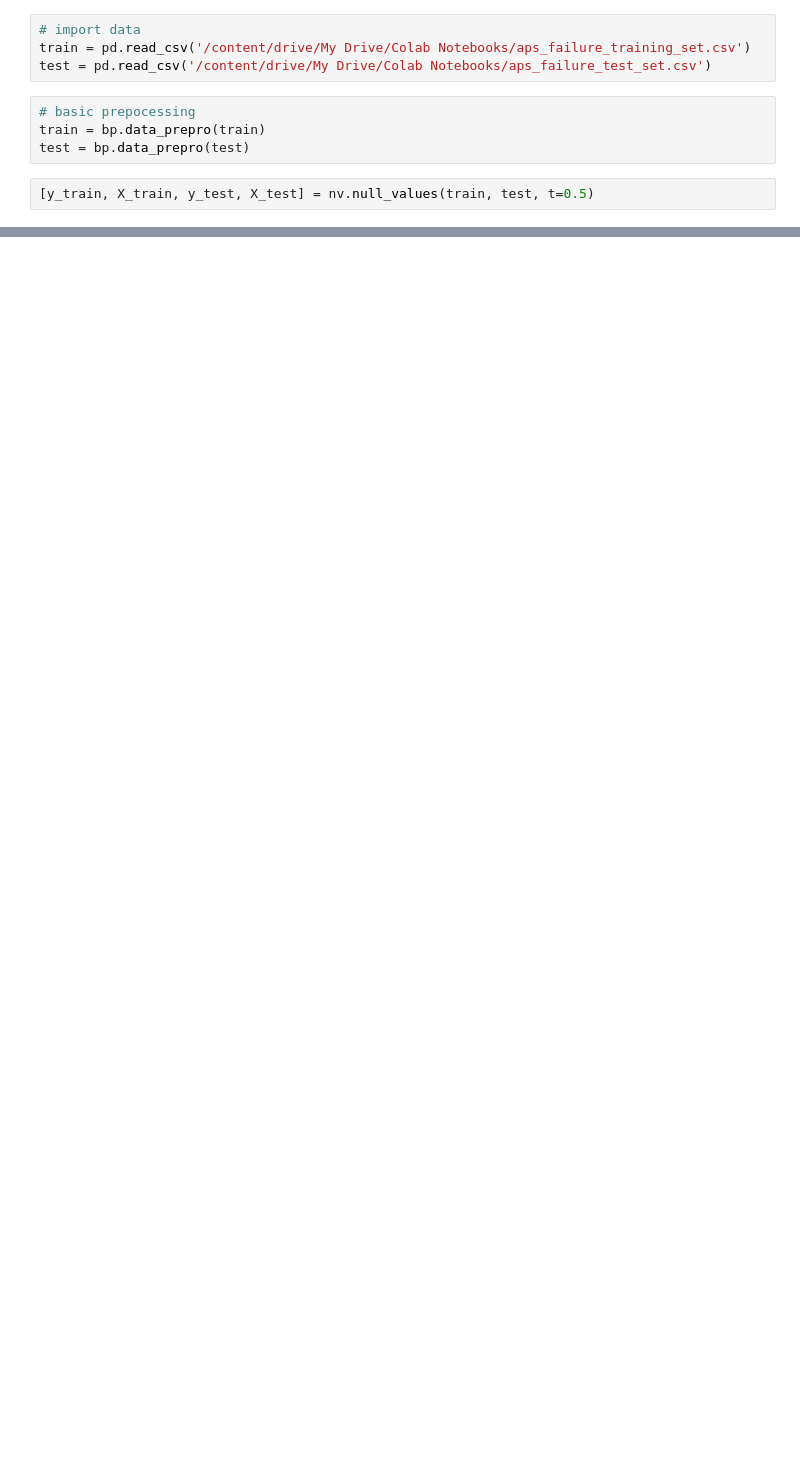
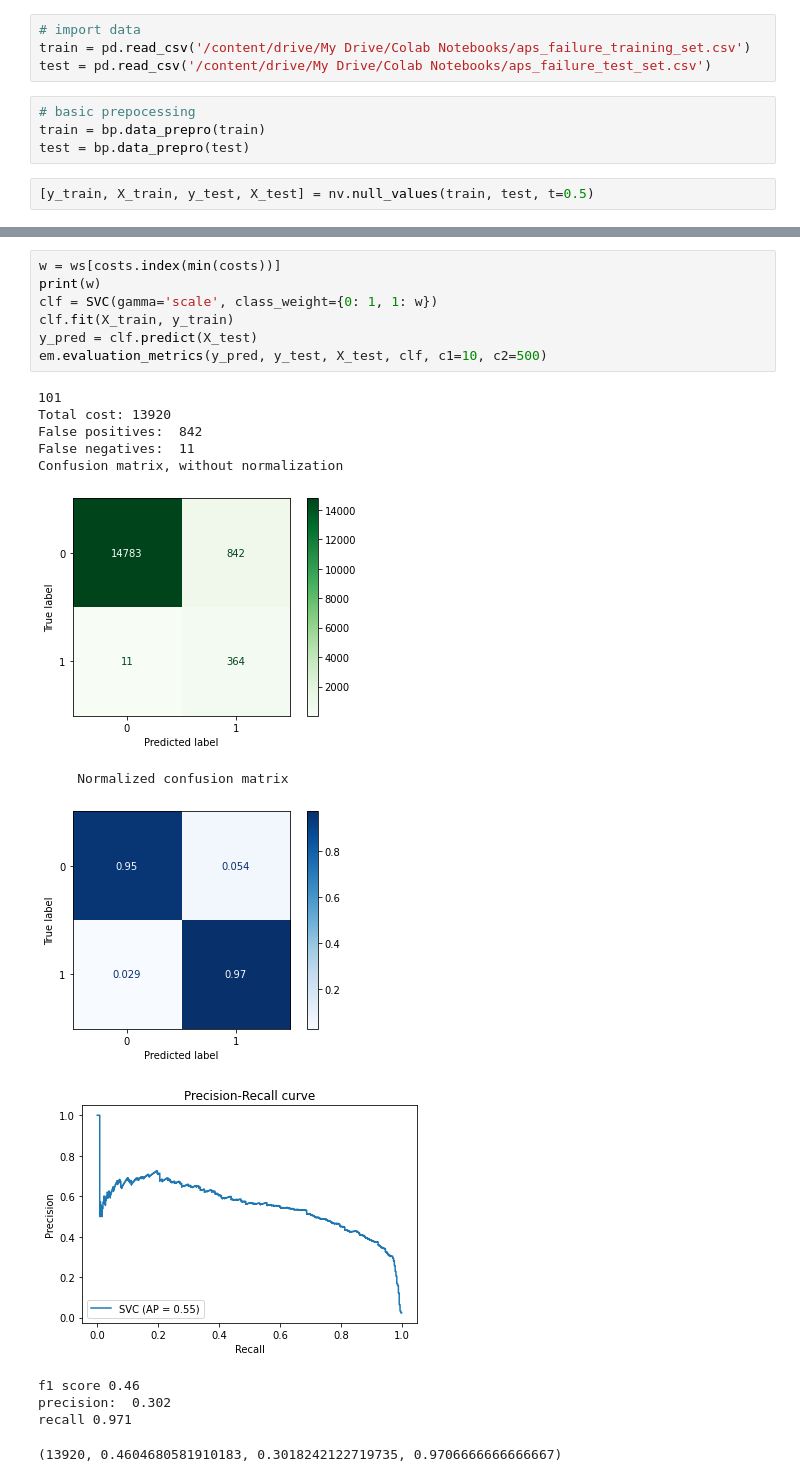
Before and after one commit to FranciscaAlliende/APS-Failure-at-Scania-Trucks, a Jupyter notebook: Cost_Sentive_Learning_SVM.ipynb, the cells around one changed output, grey strips where cells are left out. Cells and saved outputs as stored; diff of their text form; blank space fills up the shorter version.

```diff
--- a/Cost_Sentive_Learning_SVM.ipynb
+++ b/Cost_Sentive_Learning_SVM.ipynb
@@ -45,0 +134,21 @@ test = bp.data_prepro(test)
+# %%
+w = ws[costs.index(min(costs))]
+print(w)
+clf = SVC(gamma='scale', class_weight={0: 1, 1: w})
+clf.fit(X_train, y_train)
+y_pred = clf.predict(X_test)
+em.evaluation_metrics(y_pred, y_test, X_test, clf, c1=10, c2=500)
+# %% [output]
+101
+Total cost: 13920
+False positives:  842
+False negatives:  11
+Confusion matrix, without normalization
+[figure, added]
+     Normalized confusion matrix
+[figure, added]
+[figure, added]
+f1 score 0.46
+precision:  0.302
+recall 0.971
+(13920, 0.4604680581910183, 0.3018242122719735, 0.9706666666666667)
```
Also changed, not shown: parts of 7 cells of this notebook.
